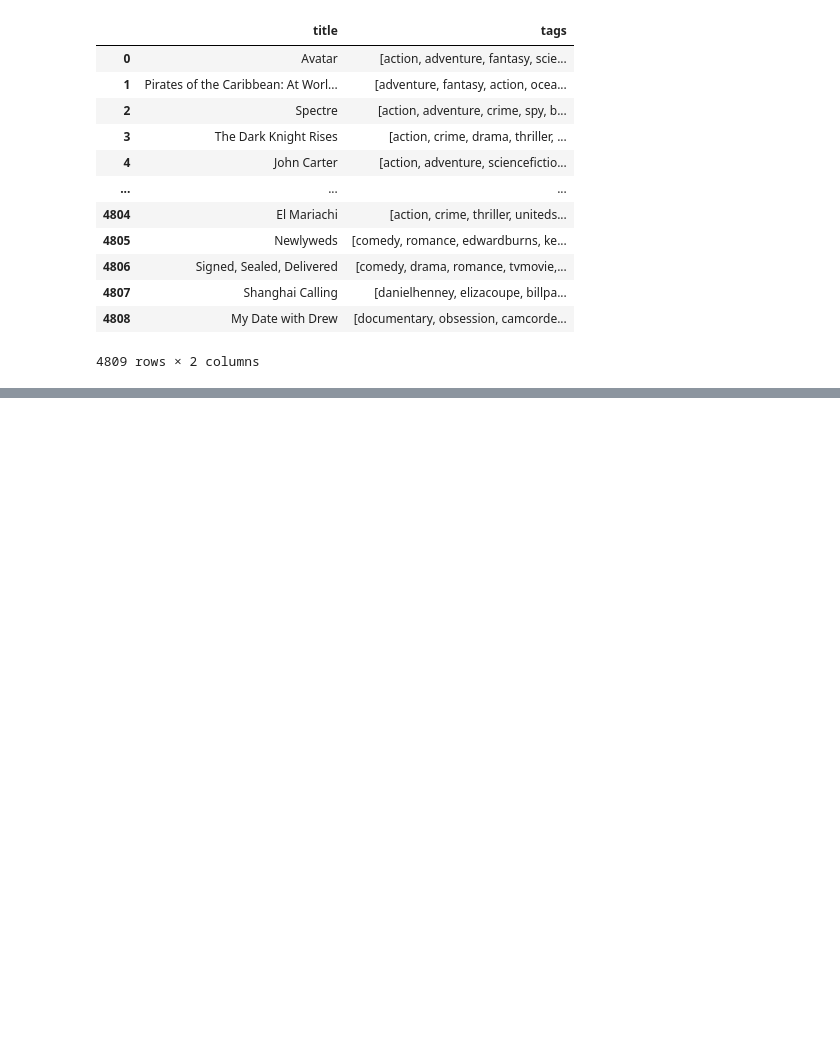
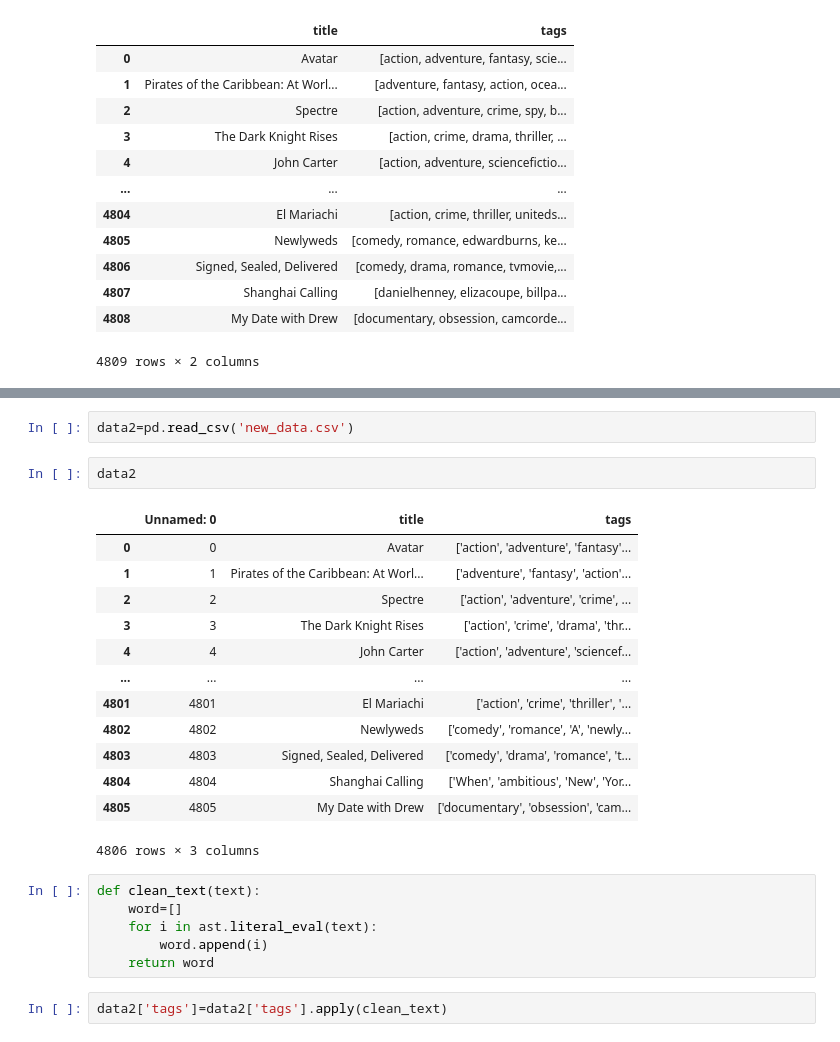
Before and after one commit to PrabalAryal/Ml-evolve, a Jupyter notebook: day26.ipynb, the cells around one changed output, grey strips where cells are left out. Saved outputs shown, nothing was run; the diff lists cells and outputs as text; blank space fills up the shorter version.

```diff
--- a/day26.ipynb
+++ b/day26.ipynb
@@ -105,0 +126,26 @@ new_data
+# %%
+data2=pd.read_csv('new_data.csv')
+# %%
+data2
+# %% [output]
+|  | Unnamed: 0 | title | tags |
+| 0 | 0 | Avatar | ['action', 'adventure', 'fantasy'... |
+| 1 | 1 | Pirates of the Caribbean: At Worl... | ['adventure', 'fantasy', 'action'... |
+| 2 | 2 | Spectre | ['action', 'adventure', 'crime', ... |
+| 3 | 3 | The Dark Knight Rises | ['action', 'crime', 'drama', 'thr... |
+| 4 | 4 | John Carter | ['action', 'adventure', 'sciencef... |
+| ... | ... | ... | ... |
+| 4801 | 4801 | El Mariachi | ['action', 'crime', 'thriller', '... |
+| 4802 | 4802 | Newlyweds | ['comedy', 'romance', 'A', 'newly... |
+| 4803 | 4803 | Signed, Sealed, Delivered | ['comedy', 'drama', 'romance', 't... |
+| 4804 | 4804 | Shanghai Calling | ['When', 'ambitious', 'New', 'Yor... |
+| 4805 | 4805 | My Date with Drew | ['documentary', 'obsession', 'cam... |
+4806 rows × 3 columns
+# %%
+def clean_text(text):
+    word=[]
+    for i in ast.literal_eval(text):
+        word.append(i)
+    return word
+# %%
+data2['tags']=data2['tags'].apply(clean_text)
```
Also changed, not shown: parts of 23 cells of this notebook, 2 other files.
